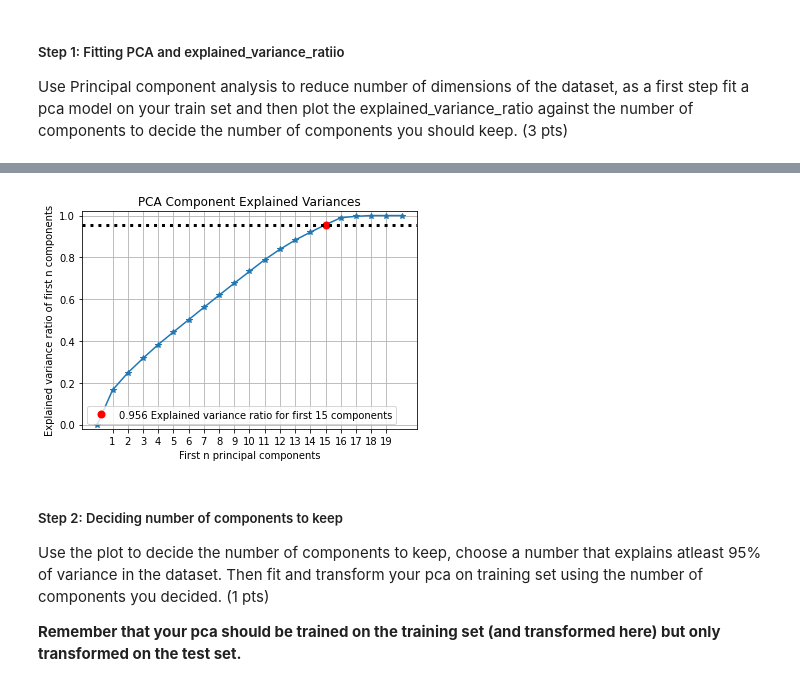
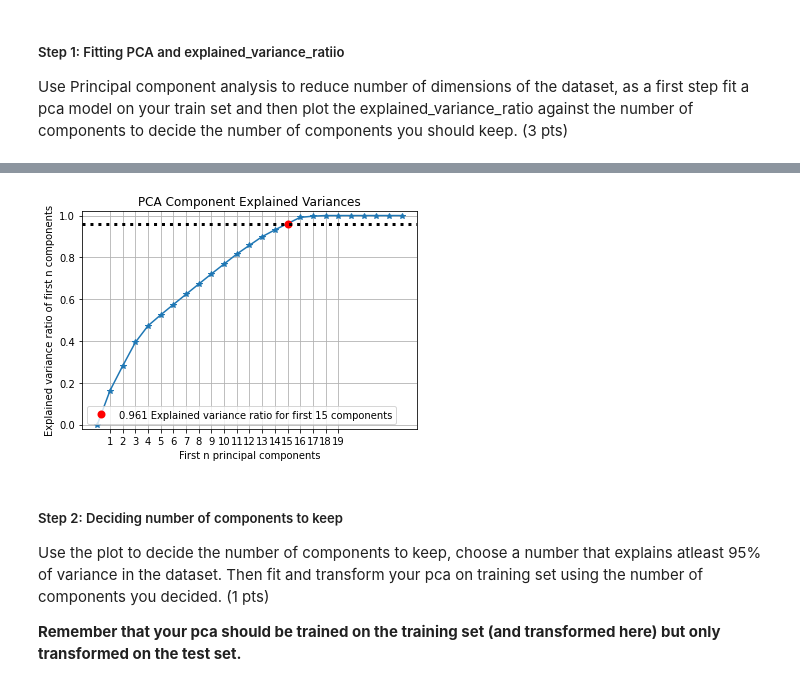
Before and after one commit to rachel0614/BDA-Project1, a Jupyter notebook: WIP_CA_5_Scalable_Distributed_Machine_Learning_Spark_sklearn.ipynb, the cells around one changed output, grey strips where cells are left out. Saved outputs shown, nothing was run; the diff lists cells and outputs as text; code cells hidden in the pictures.

```diff
--- a/WIP_CA_5_Scalable_Distributed_Machine_Learning_Spark_sklearn.ipynb
+++ b/WIP_CA_5_Scalable_Distributed_Machine_Learning_Spark_sklearn.ipynb
@@ -173,4 +156,4 @@ for f in files:
       dict_categories[item['id']] = str(item['snippet']['title'])
 #https://stackoverflow.com/questions/20250771/remap-values-in-pandas-column-with-a-dict
 #generate category by mapping category_id from category dict to name
-combined_data.insert(4, 'category',combined_data['category_id'].map(dict_categories).astype(str))
+combined_data.insert(4, 'category',combined_data['category_id'].map(dict_categories))
@@ -420,12 +408,13 @@ set(combined_data.select_dtypes(exclude='number').columns.tolist()) - \
 # %%
 # Add your code here
+#based on the above description, construst 2 list for removing from numeric and non-numeric columns.
 #non numeric columns need to drop
-drop_non_numeric_set = list(set(combined_data.select_dtypes(exclude='number').columns.tolist()) - \
-  set(['comments_disabled','ratings_disabled','video_error_or_removed','country']))
+unused_non_numeric_list = list(set(combined_data.select_dtypes(exclude='number').columns.tolist()) - \
+  set(['comments_disabled','ratings_disabled','video_error_or_removed','country','category_id'])) # is str but should be kept here ？
 #numeric columns need to drop
-drop_numeric_set = ['views', 'likes', 'dislikes', 'comment_count']
+unused_numeric_list = ['views', 'likes', 'dislikes', 'comment_count']
 #print(drop_non_numeric_set + drop_numeric_set)
-combined_data.drop(drop_non_numeric_set + drop_numeric_set, axis=1, inplace=True)
+combined_data.drop(unused_non_numeric_list + unused_numeric_list, axis=1, inplace=True)
 # %% [markdown]
 #### 5.2.7: Convert categorical features in the dataset into one hot vectors. (3 pts)
 
@@ -436,12 +425,12 @@ from sklearn.preprocessing import OneHotEncoder
 
 combined_data.publish_weekday = combined_data.publish_weekday.astype('category')
 combined_data.country = combined_data.country.astype('category')
+#the third categorical column
+combined_data.category_id = combined_data.country.astype('category')
 
 # Hint: Use pd.get_dummies()range.
 #get dummies of categorical columns, concat to original dataframe with categorical columns dropped
-categorical_list = ['publish_weekday','country']
-
-
+categorical_list = ['publish_weekday','country','category_id']
 combined_data = pd.concat(\
     [combined_data.drop(categorical_list, axis=1),
      pd.get_dummies(combined_data[categorical_list])], axis=1 )
@@ -546,24 +538,24 @@ Successfully installed scikit-plot-0.3.7
 # %%
 import numpy as np
 from sklearn.preprocessing import StandardScaler
 from sklearn.decomposition import PCA
 # Add your code here
+scaler = StandardScaler()
 #standardize
-scaler = StandardScaler()
-x_train_2 = scaler.fit_transform(x_train)
-x_test_2 = scaler.fit_transform(x_test)
+x_train_std = scaler.fit_transform(x_train)
+x_test_std = scaler.fit_transform(x_test)
 #plot
 import scikitplot as skplt
 #PCA(0.95)
 pca = PCA()
-pca.fit(x_train_2)
-#plot the explained_variance_ratio against the number of components
+pca.fit(x_train_std)
+#plot the explained_variance_ratio against the number of components with target variance 0.95
 ax = skplt.decomposition.plot_pca_component_variance(pca, \
-                                                target_explained_variance=0.95)
+                         target_explained_variance=0.95)
 plt.xticks(range(1,20))
 plt.show()
 # %% [output]
-[figure, old version]
+[figure, new version]
 # %% [markdown]
 ##### Step 2: Deciding number of components to keep
 Use the plot to decide the number of components to keep, choose a number that explains atleast 95% of variance in the dataset. Then fit and transform your pca on training set using the number of components you decided. (1 pts)
```
Also changed, not shown: parts of 52 cells of this notebook.
